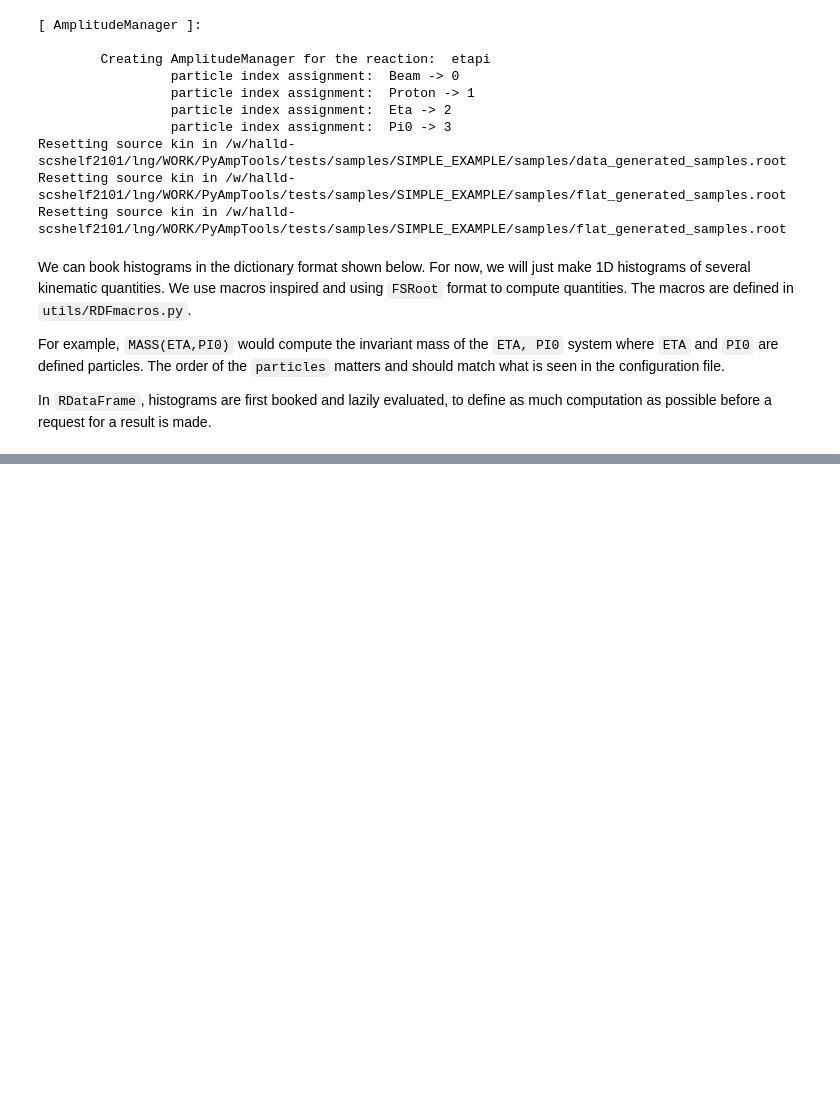
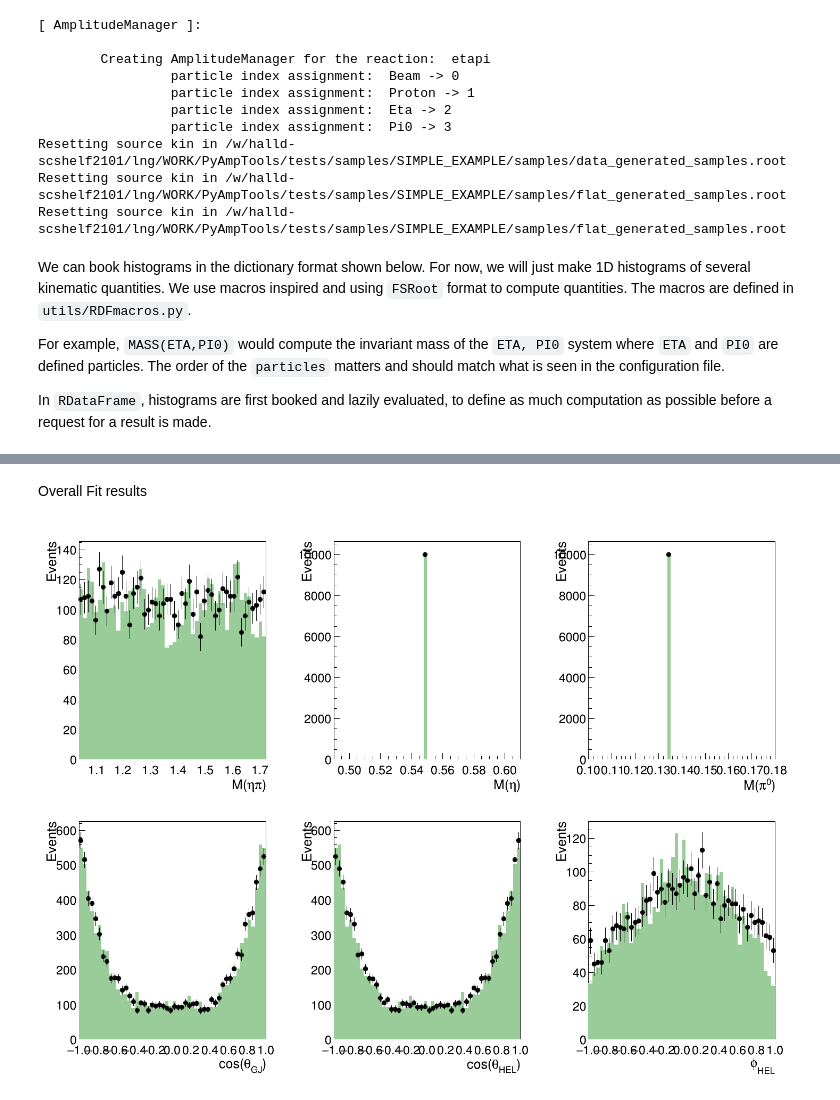
Before and after one commit to lan13005/PyAmpTools, a Jupyter notebook: docs/notebooks/plotgen.ipynb, the cells around one changed output, grey strips where cells are left out. Saved outputs shown, nothing was run; the diff lists cells and outputs as text; code cells hidden in the pictures; blank space fills up the shorter version.

```diff
--- a/docs/notebooks/plotgen.ipynb
+++ b/docs/notebooks/plotgen.ipynb
@@ -133,0 +145,6 @@ images[0] # show first page
+# %% [markdown]
+Overall Fit results
+# %%
+Image(filename=f'result_all.png')
+# %% [output]
+[figure, added]
```
Also changed, not shown: parts of 16 cells of this notebook, 2 other files.
